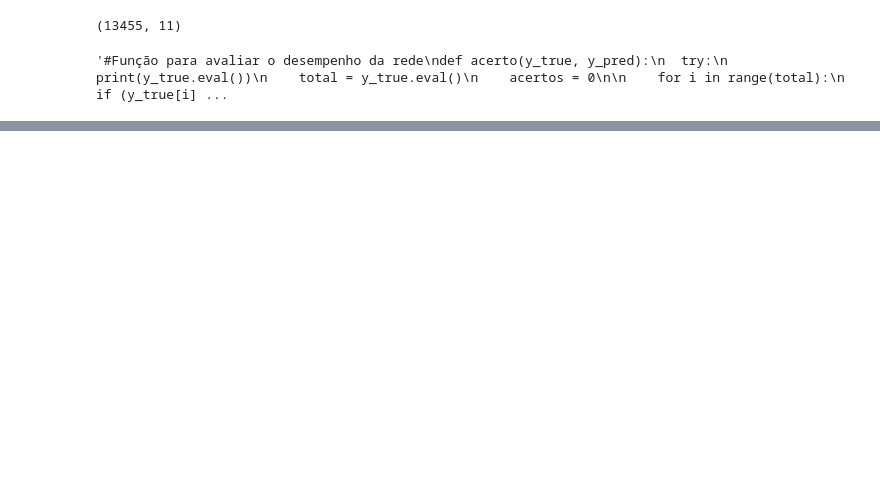
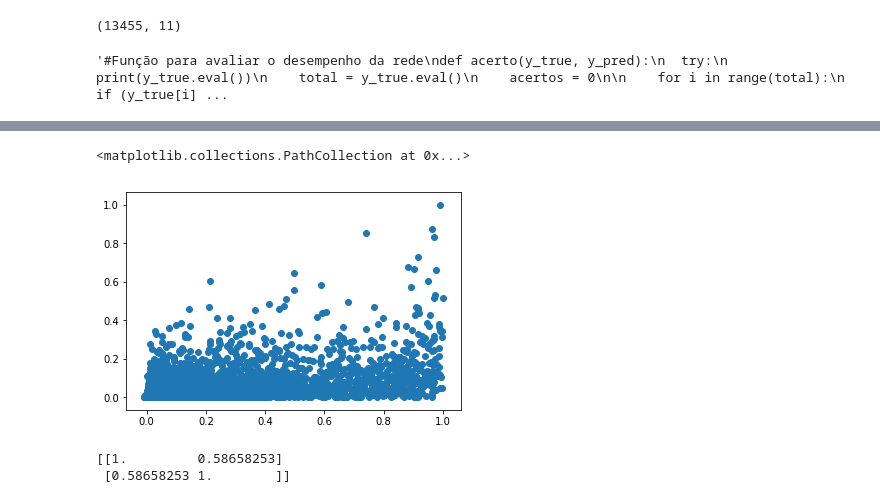
Before and after one commit to gilvandrocesardemedeiros/ClimatePrediction, a Jupyter notebook: Replace_Missing_Values.ipynb, the cells around one changed output, grey strips where cells are left out. Cells and saved outputs as stored; diff of their text form; code cells hidden in the pictures; blank space fills up the shorter version.

```diff
--- a/Replace_Missing_Values.ipynb
+++ b/Replace_Missing_Values.ipynb
@@ -274,3 +265,3 @@ kfold = KFold(n_splits=4, shuffle=True, random_state=7)
 # %%
 #Treinando a rede
-estimator.fit(dataSet, prec)
+#estimator.fit(dataSet, prec)
@@ -300,0 +268,7 @@ estimator.predict()
+# %%
+#Parâmetros para o Grid Search
+parameters = {'batch_size': [20, 32],
+              'camadas': [1,2,3]}
+# %%
+grid_search = GridSearchCV(estimator = estimator, param_grid = parameters, n_jobs = -1,
+                       scoring = "neg_mean_absolute_error", verbose=2, cv = kfold, return_train_score = True)
@@ -300,0 +279,2 @@ estimator.predict()
+# %%
+grid_result = grid_search.fit(dataSet, prec)
@@ -315,0 +330,10 @@ for mean, stdev, param in zip(means, stds, params):
+# %%
+plt.scatter(grid_search.predict(dataSet) / max(grid_search.predict(dataSet)), prec / max(prec))
+# %% [output]
+<matplotlib.collections.PathCollection at 0x...>
+[figure, added]
+# %%
+print(np.corrcoef(prec,grid_search.predict(dataSet)))
+# %% [output]
+[[1.         0.58658253]
+ [0.58658253 1.        ]]
```
Also changed, not shown: parts of 14 cells of this notebook.
